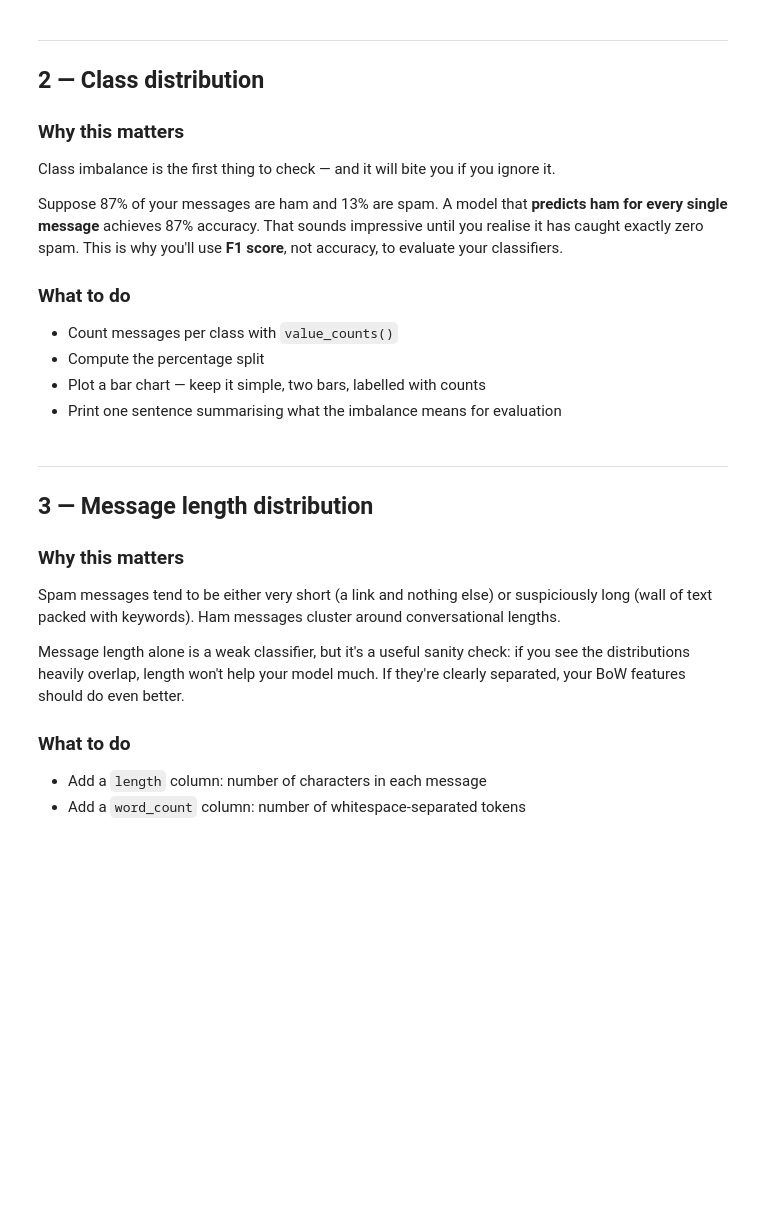
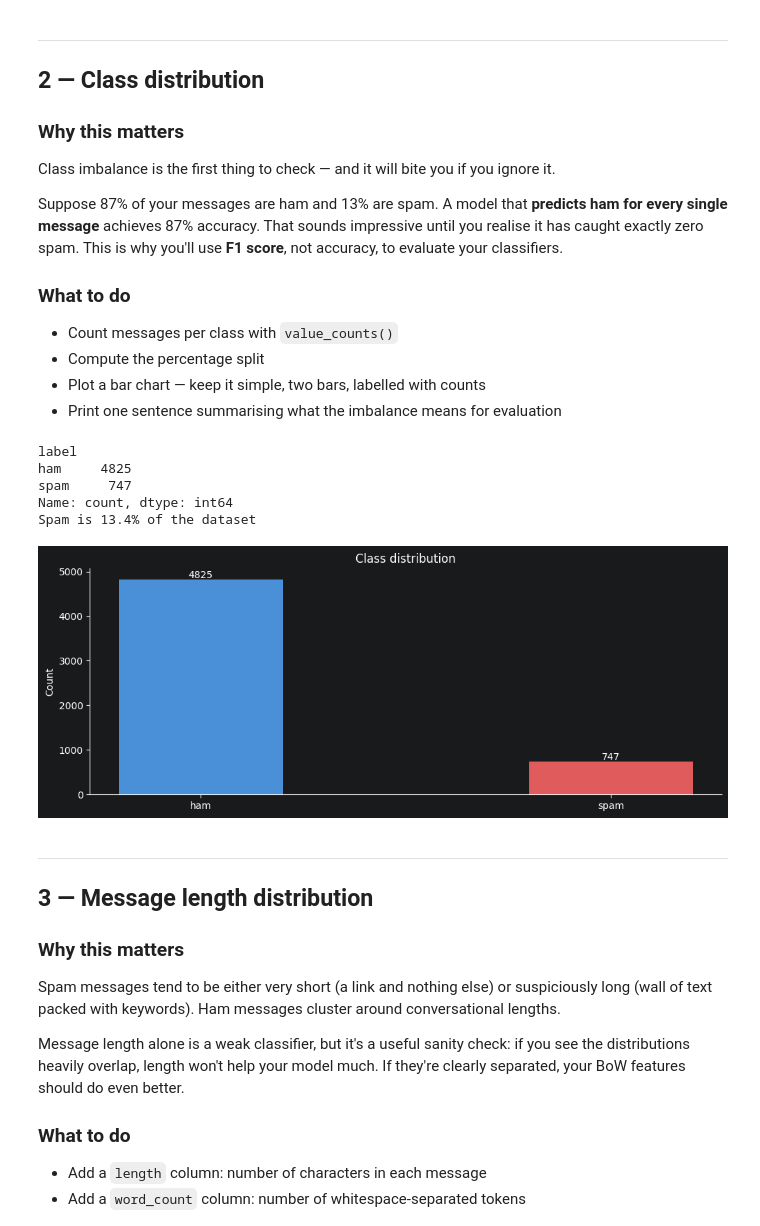
Before and after one commit to Piyush314159/Spam-sentiment_classifier, a Jupyter notebook: notebooks/exploration.ipynb, the cells around one changed output. Cells and saved outputs as stored; diff of their text form; code cells hidden in the pictures; blank space fills up the shorter version.

```diff
--- a/notebooks/exploration.ipynb
+++ b/notebooks/exploration.ipynb
@@ -22,16 +22,18 @@ Keep it minimal. This is exploration, not production.
 `pandas` for the dataframe, `matplotlib` for plots, `collections.Counter` for word frequencies.
 No sklearn, no nltk — you want to *see* the raw data, not abstract it away.
 # %%
-# import pandas as pd
-# import matplotlib.pyplot as plt
-# import matplotlib.ticker as ticker
-# from collections import Counter
-# import re
-# import string
+from enum import unique
 
-# plt.rcParams['figure.figsize'] = (10, 4)
-# plt.rcParams['axes.spines.top'] = False
-# plt.rcParams['axes.spines.right'] = False
+import pandas as pd
+import matplotlib.pyplot as plt
+import matplotlib.ticker as ticker
+from collections import Counter
+import re
+import string
+
+plt.rcParams['figure.figsize'] = (10, 4)
+plt.rcParams['axes.spines.top'] = False
+plt.rcParams['axes.spines.right'] = False
 # %% [markdown]
 ---
 ## 1 — Load the raw data
@@ -77,19 +90,26 @@ This is why you'll use **F1 score**, not accuracy, to evaluate your classifiers.
 - Plot a bar chart — keep it simple, two bars, labelled with counts
 - Print one sentence summarising what the imbalance means for evaluation
 # %%
-# counts = df['label'].value_counts()
-# print(counts)
-# print(f"Spam is {counts['spam'] / len(df) * 100:.1f}% of the dataset")
-#
+counts = df['label'].value_counts()
+print(counts)
+print(f"Spam is {counts['spam'] / len(df) * 100:.1f}% of the dataset")
+
 # --- plot a bar chart ---
-# fig, ax = plt.subplots()
-# ax.bar(counts.index, counts.values, color=['#4A90D9', '#E05C5C'], width=0.4)
-# ax.set_title('Class distribution')
-# ax.set_ylabel('Count')
-# for i, v in enumerate(counts.values):
-#     ax.text(i, v + 30, str(v), ha='center')
-# plt.tight_layout()
-# plt.show()
+fig, ax = plt.subplots()                        # creates the canvas + the plot area
+ax.bar(counts.index, counts.values, color=['#4A90D9', '#E05C5C'], width=0.4)
+ax.set_title('Class distribution')
+ax.set_ylabel('Count')
+for i, v in enumerate(counts.values):
+    ax.text(i, v + 30, str(v), ha='center')     #places a text label in each bar
+plt.tight_layout()
+plt.show()
+# %% [output]
+label
+ham     4825
+spam     747
+Name: count, dtype: int64
+Spam is 13.4% of the dataset
+[figure, added]
 # %% [markdown]
 ---
 ## 3 — Message length distribution
```
Also changed, not shown: parts of 9 cells of this notebook, 1 other file.
